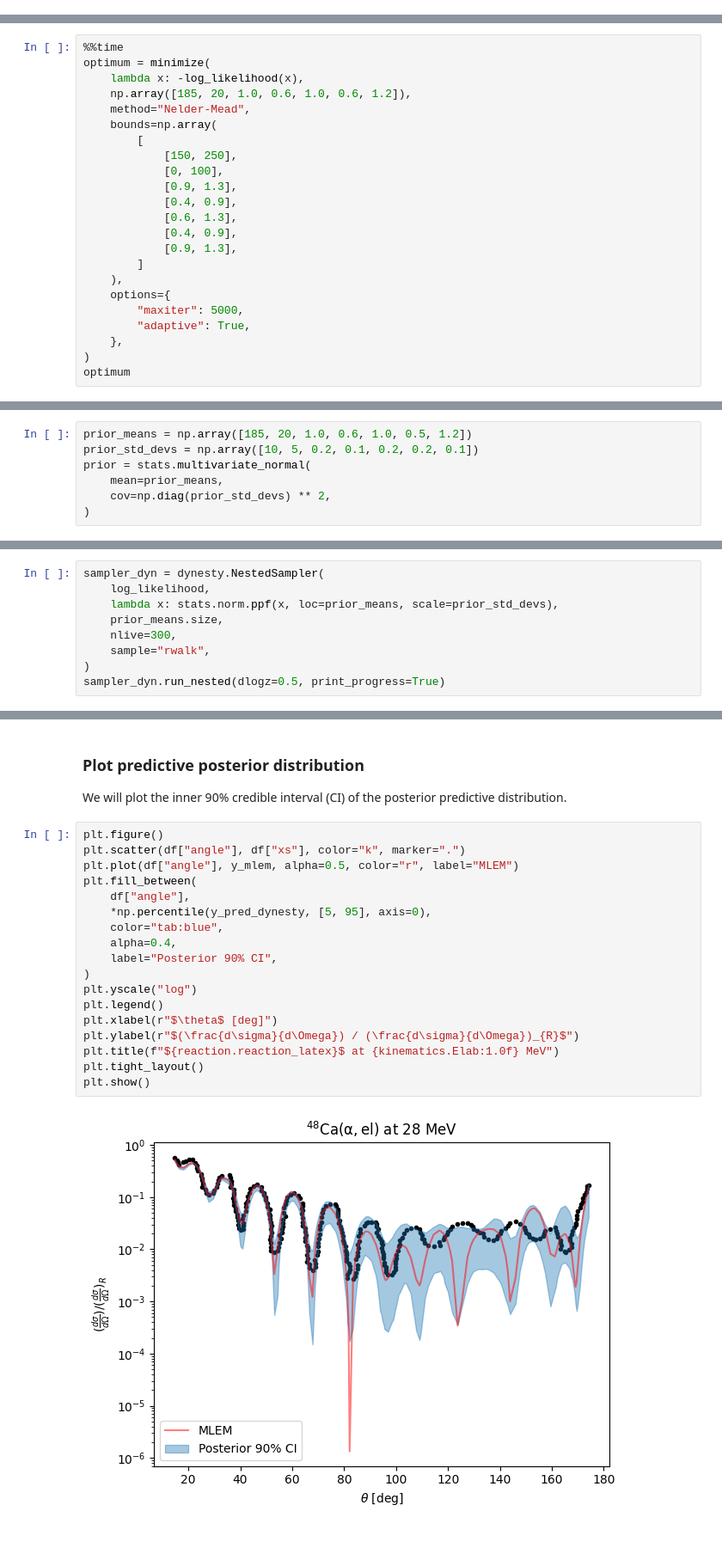
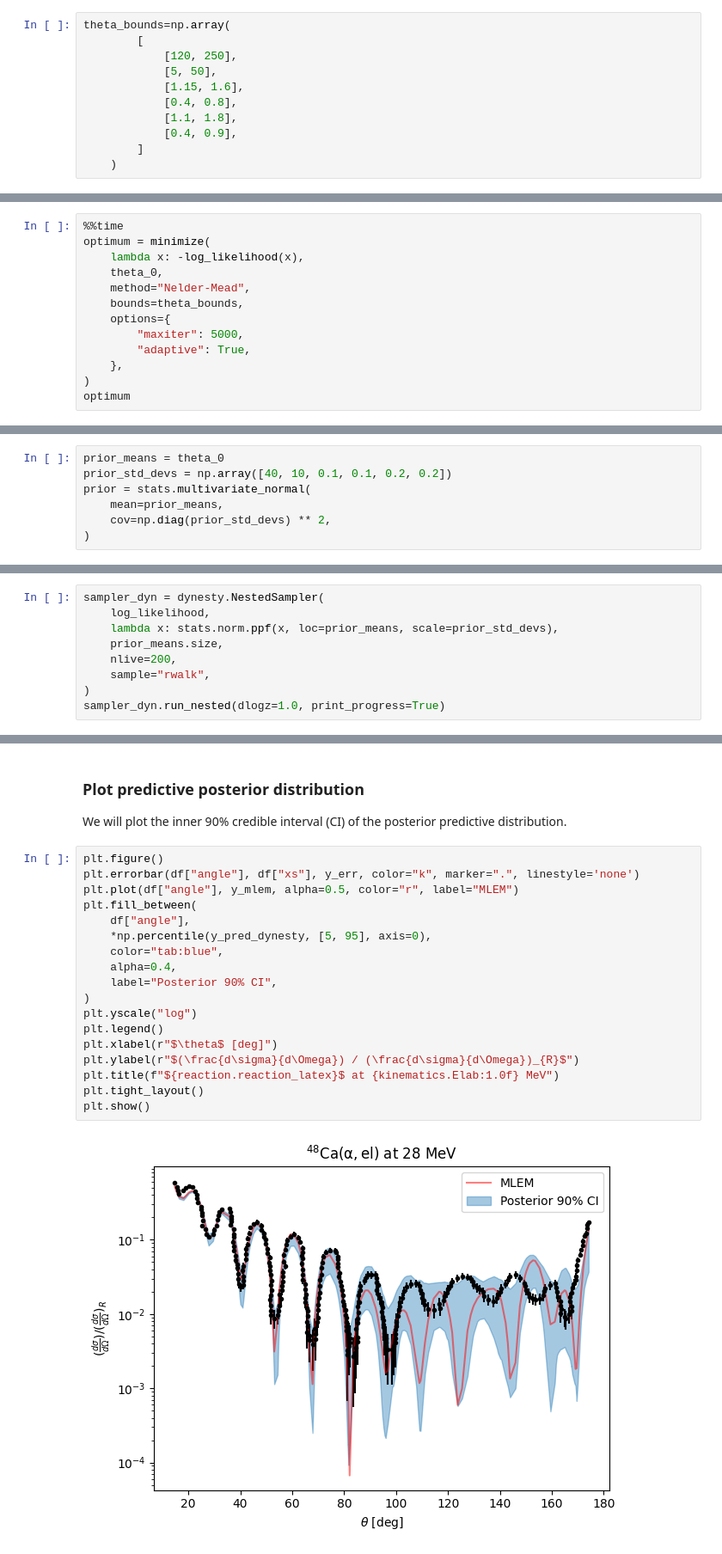
Before and after one commit to beykyle/jitr, a Jupyter notebook: examples/notebooks/quickstart.ipynb, the cells around one changed output, grey strips where cells are left out. Shown at 86% size. Drawn from its saved outputs; the diff is of its cells as text.

```diff
--- a/examples/notebooks/quickstart.ipynb
+++ b/examples/notebooks/quickstart.ipynb
@@ -126 +131,12 @@ def log_likelihood(theta):
+# %%
+theta_bounds=np.array(
+        [
+            [120, 250],
+            [5, 50],
+            [1.15, 1.6],
+            [0.4, 0.8],
+            [1.1, 1.8],
+            [0.4, 0.9],
+        ]
+    )
 # %% [markdown]
@@ -133,19 +149,9 @@ from scipy.optimize import minimize
 %%time
 optimum = minimize(
     lambda x: -log_likelihood(x),
-    np.array([185, 20, 1.0, 0.6, 1.0, 0.6, 1.2]),
+    theta_0,
     method="Nelder-Mead",
-    bounds=np.array(
-        [
-            [150, 250],
-            [0, 100],
-            [0.9, 1.3],
-            [0.4, 0.9],
-            [0.6, 1.3],
-            [0.4, 0.9],
-            [0.9, 1.3],
-        ]
-    ),
+    bounds=theta_bounds,
     options={
         "maxiter": 5000,
         "adaptive": True,
@@ -194,8 +200,8 @@ Not a bad result! Notice, however, the degradation of the quality of the fit at
 ## Bayesian calibration
 To do Bayesian calibration, we must first define a prior. Then, comb
 # %%
-prior_means = np.array([185, 20, 1.0, 0.6, 1.0, 0.5, 1.2])
-prior_std_devs = np.array([10, 5, 0.2, 0.1, 0.2, 0.2, 0.1])
+prior_means = theta_0
+prior_std_devs = np.array([40, 10, 0.1, 0.1, 0.2, 0.2])
 prior = stats.multivariate_normal(
     mean=prior_means,
     cov=np.diag(prior_std_devs) ** 2,
@@ -210,8 +218,8 @@ sampler_dyn = dynesty.NestedSampler(
     log_likelihood,
     lambda x: stats.norm.ppf(x, loc=prior_means, scale=prior_std_devs),
     prior_means.size,
-    nlive=300,
+    nlive=200,
     sample="rwalk",
 )
-sampler_dyn.run_nested(dlogz=0.5, print_progress=True)
+sampler_dyn.run_nested(dlogz=1.0, print_progress=True)
 # %% [output]
@@ -307,21 +319,21 @@ y_pred_dynesty = np.array([calculate_xs_ratio(s) for s in flat_dynesty[idx_d_pre
 We will plot the inner 90% credible interval (CI) of the posterior predictive distribution.
 # %%
 plt.figure()
-plt.scatter(df["angle"], df["xs"], color="k", marker=".")
+plt.errorbar(df["angle"], df["xs"], y_err, color="k", marker=".", linestyle='none')
 plt.plot(df["angle"], y_mlem, alpha=0.5, color="r", label="MLEM")
 plt.fill_between(
     df["angle"],
     *np.percentile(y_pred_dynesty, [5, 95], axis=0),
     color="tab:blue",
     alpha=0.4,
     label="Posterior 90% CI",
 )
 plt.yscale("log")
 plt.legend()
 plt.xlabel(r"$\theta$ [deg]")
 plt.ylabel(r"$(\frac{d\sigma}{d\Omega}) / (\frac{d\sigma}{d\Omega})_{R}$")
 plt.title(f"${reaction.reaction_latex}$ at {kinematics.Elab:1.0f} MeV")
 plt.tight_layout()
 plt.show()
 # %% [output]
-[figure, old version]
+[figure, new version]
```
Also changed, not shown: parts of 13 cells of this notebook, 1 other file.
